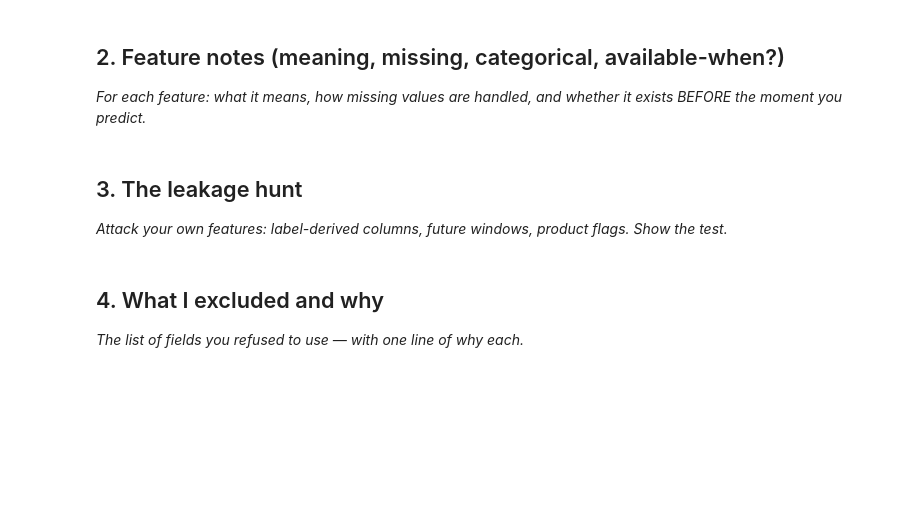
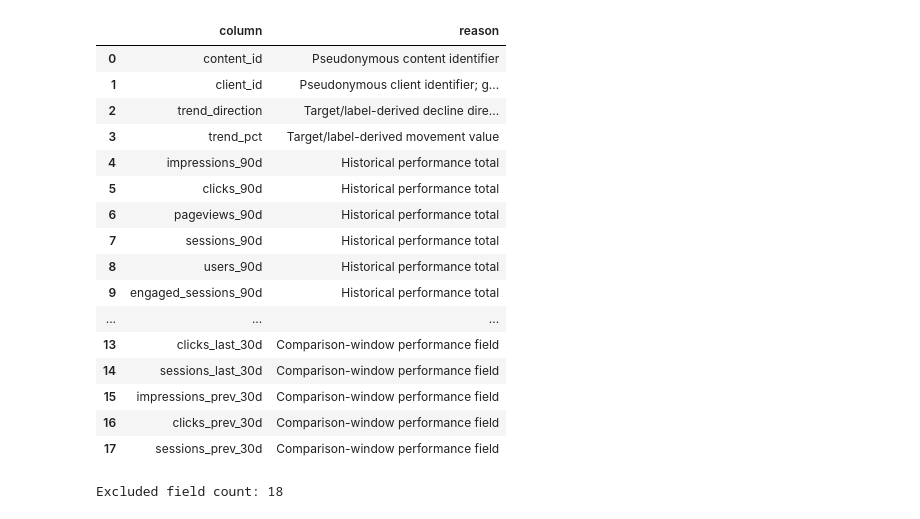
Before and after one commit to Subhash-2910/flyrank-ML-T1, a Jupyter notebook: work/notebooks/w03_feature_leakage_check.ipynb, the cells around one changed output. Cells and saved outputs as stored; diff of their text form; code cells hidden in the pictures; blank space fills up the shorter version.

```diff
--- a/work/notebooks/w03_feature_leakage_check.ipynb
+++ b/work/notebooks/w03_feature_leakage_check.ipynb
@@ -12,0 +11,33 @@ This skeleton is yours to fill. Work the sections **in order** — each one has
+# %%
+import os
+import sys
+import subprocess
+from pathlib import Path
+
+IN_COLAB = "google.colab" in sys.modules
+REPO_URL = "https://github.com/Subhash-2910/flyrank-ML-T1.git"
+REPO_DIR = "flyrank-ML-T1"
+
+def find_repo_root():
+    for folder in [Path.cwd(), *Path.cwd().parents]:
+        if (folder / "data/raw/content_refresh_anonymized.csv").exists():
+            return folder
+    return None
+
+repo_root = find_repo_root()
+
+if IN_COLAB and repo_root is None:
+    if not Path(REPO_DIR).exists():
+        subprocess.run(["git", "clone", "--depth", "1", REPO_URL, REPO_DIR], check=True)
+    repo_root = Path(REPO_DIR)
+
+os.chdir(repo_root)
+
+import numpy as np
+import pandas as pd
+
+df = pd.read_csv("data/raw/content_refresh_anonymized.csv")
+
+print("Working directory:", os.getcwd())
+print("Dataset shape:", df.shape)
+display(df.head(3))
@@ -13,7 +248,29 @@ This skeleton is yours to fill. Work the sections **in order** — each one has
 # %%
 # This cell is for CODE (numbers, a query, a check).
 # Write your text answer in the cell ABOVE this one — typing sentences here breaks Run All.
+excluded_summary = leakage_check[[
+    "column",
+    "reason"
+]].copy()
+
+display(excluded_summary)
+print("Excluded field count:", len(excluded_summary))
+# %% [output]
+|  | column | reason |
+| 0 | content_id | Pseudonymous content identifier |
+| 1 | client_id | Pseudonymous client identifier; g... |
+| 2 | trend_direction | Target/label-derived decline dire... |
+| 3 | trend_pct | Target/label-derived movement value |
+| 4 | impressions_90d | Historical performance total |
+| 5 | clicks_90d | Historical performance total |
+| 6 | pageviews_90d | Historical performance total |
+| 7 | sessions_90d | Historical performance total |
+| 8 | users_90d | Historical performance total |
+| 9 | engaged_sessions_90d | Historical performance total |
+| ... | ... | ... |
+| 13 | clicks_last_30d | Comparison-window performance field |
+| 14 | sessions_last_30d | Comparison-window performance field |
+| 15 | impressions_prev_30d | Comparison-window performance field |
+| 16 | clicks_prev_30d | Comparison-window performance field |
+| 17 | sessions_prev_30d | Comparison-window performance field |
+Excluded field count: 18
-# %% [markdown]
-## 2. Feature notes (meaning, missing, categorical, available-when?)
-
-*For each feature: what it means, how missing values are handled, and whether it exists BEFORE the moment you predict.*
@@ -23,4 +276,0 @@ This skeleton is yours to fill. Work the sections **in order** — each one has
-# %% [markdown]
-## 3. The leakage hunt
-
-*Attack your own features: label-derived columns, future windows, product flags. Show the test.*
@@ -30,4 +276,0 @@ This skeleton is yours to fill. Work the sections **in order** — each one has
-# %% [markdown]
-## 4. What I excluded and why
-
-*The list of fields you refused to use — with one line of why each.*
```
Also changed, not shown: parts of 14 cells of this notebook.
